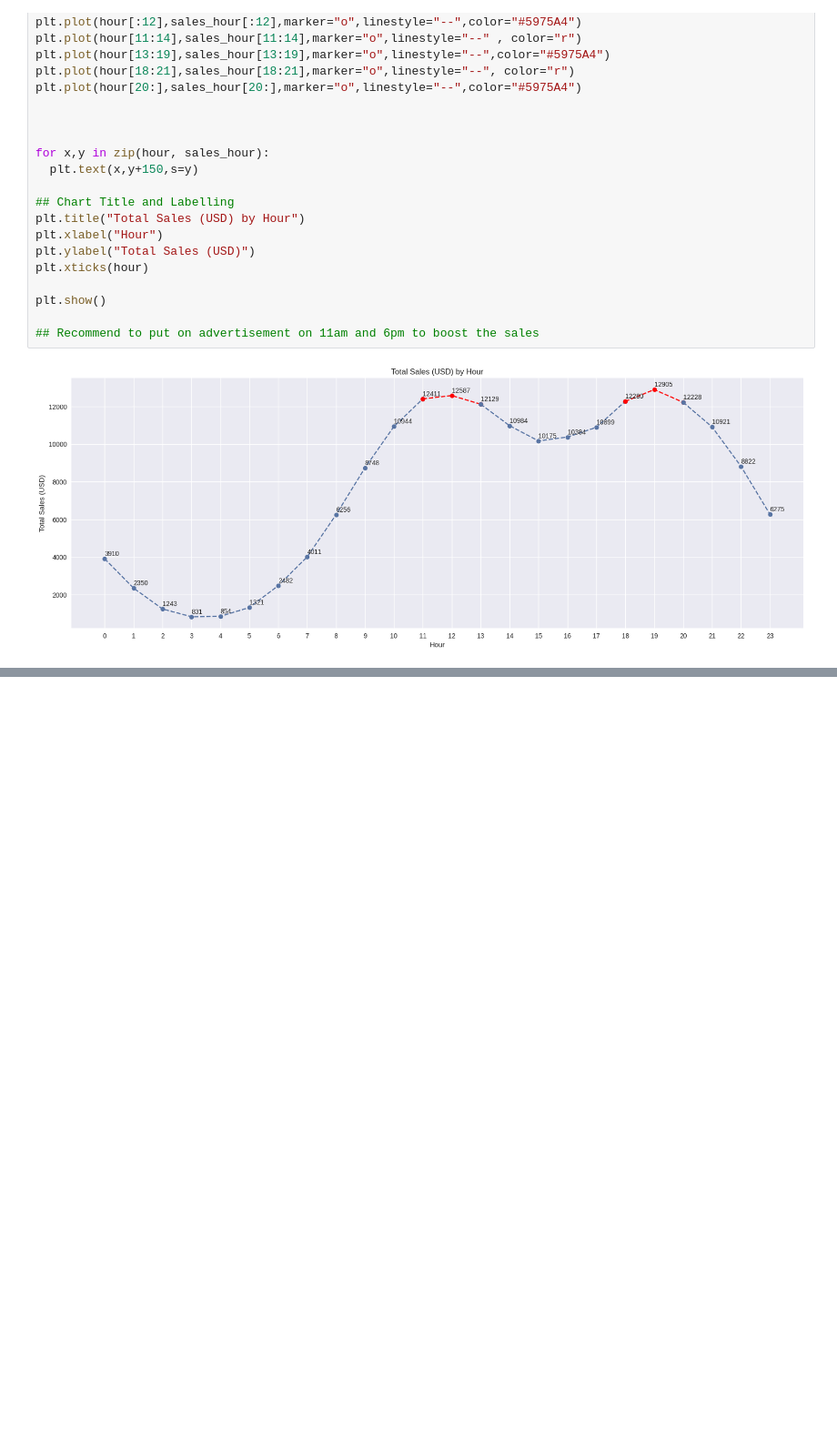
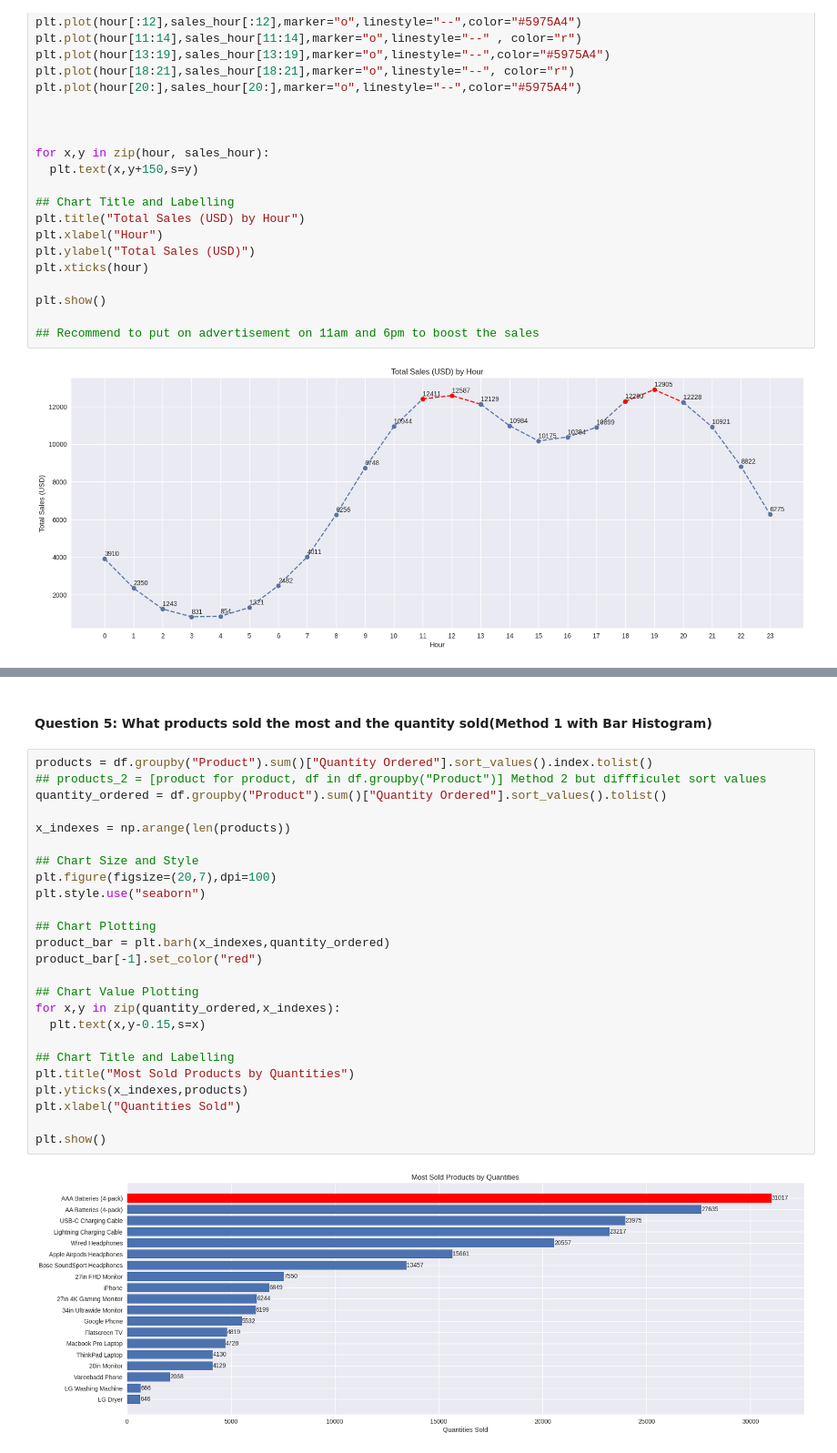
Before and after one commit to justaplan/sales_analysis_tutorial, a Jupyter notebook: sale_analysis.ipynb, the cells around one changed output, grey strips where cells are left out. Shown at 91% size. Cells and saved outputs as stored; diff of their text form; blank space fills up the shorter version.

```diff
--- a/sale_analysis.ipynb
+++ b/sale_analysis.ipynb
@@ -210,0 +255,29 @@ plt.show()
+# %% [markdown]
+<h4>Question 5: What products sold the most and the quantity sold(Method 1 with Bar Histogram)</h4>
+# %%
+products = df.groupby("Product").sum()["Quantity Ordered"].sort_values().index.tolist()
+## products_2 = [product for product, df in df.groupby("Product")] Method 2 but diffficulet sort values
+quantity_ordered = df.groupby("Product").sum()["Quantity Ordered"].sort_values().tolist()
+
+x_indexes = np.arange(len(products))
+
+## Chart Size and Style
+plt.figure(figsize=(20,7),dpi=100)
+plt.style.use("seaborn")
+
+## Chart Plotting
+product_bar = plt.barh(x_indexes,quantity_ordered)
+product_bar[-1].set_color("red")
+
+## Chart Value Plotting
+for x,y in zip(quantity_ordered,x_indexes):
+  plt.text(x,y-0.15,s=x)
+
+## Chart Title and Labelling
+plt.title("Most Sold Products by Quantities")
+plt.yticks(x_indexes,products)
+plt.xlabel("Quantities Sold")
+
+plt.show()
+# %% [output]
+[figure, added]
```
Also changed, not shown: parts of 12 cells of this notebook.
